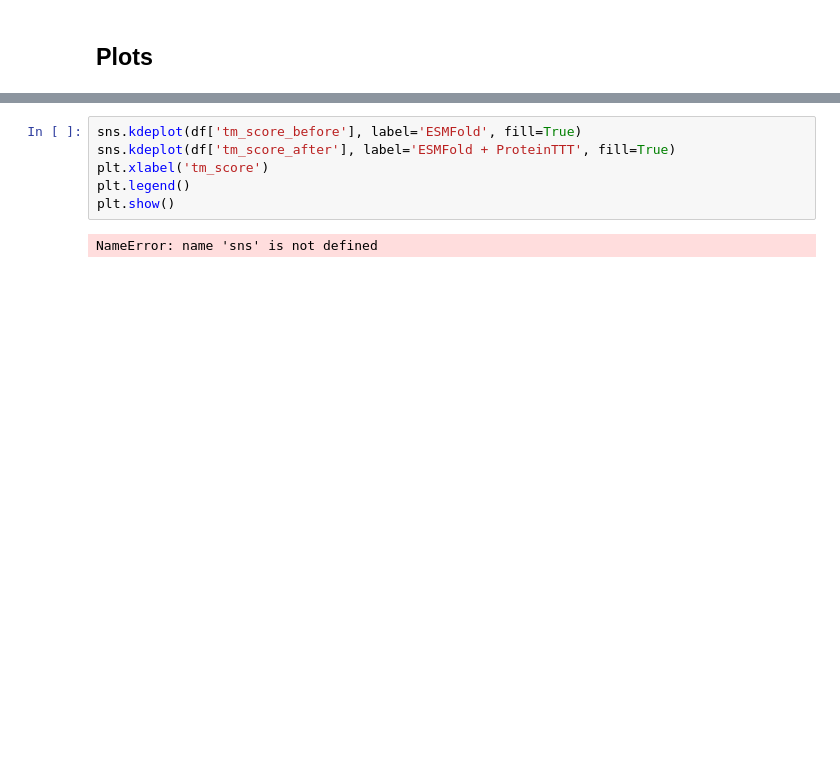
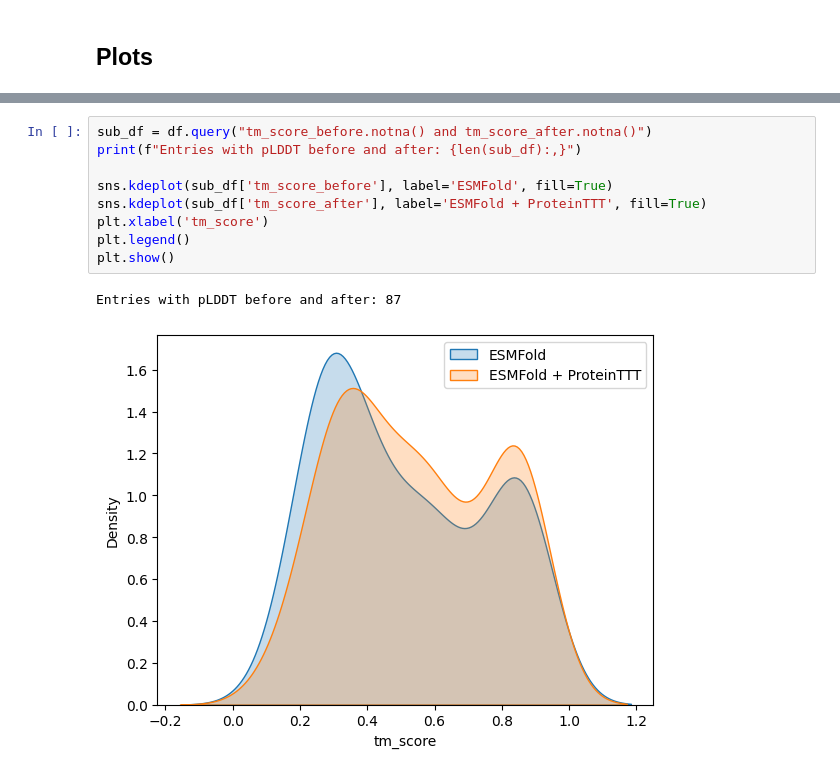
Before and after one commit to pimenol/ProteinTTT, a Jupyter notebook: notebooks/SAbDab.ipynb, the cells around one changed output, grey strips where cells are left out. Cells and saved outputs as stored; diff of their text form; blank space fills up the shorter version.

```diff
--- a/notebooks/SAbDab.ipynb
+++ b/notebooks/SAbDab.ipynb
@@ -288,9 +300,13 @@ KeyError: 'pLDDT_after'
 # %%
-sns.kdeplot(df['tm_score_before'], label='ESMFold', fill=True)
-sns.kdeplot(df['tm_score_after'], label='ESMFold + ProteinTTT', fill=True)
+sub_df = df.query("tm_score_before.notna() and tm_score_after.notna()")
+print(f"Entries with pLDDT before and after: {len(sub_df):,}")
+
+sns.kdeplot(sub_df['tm_score_before'], label='ESMFold', fill=True)
+sns.kdeplot(sub_df['tm_score_after'], label='ESMFold + ProteinTTT', fill=True)
 plt.xlabel('tm_score')
 plt.legend()
 plt.show()
 # %% [output]
-NameError: name 'sns' is not defined
+Entries with pLDDT before and after: 87
+[figure, added]
 # %%
```
Also changed, not shown: parts of 20 cells of this notebook.
